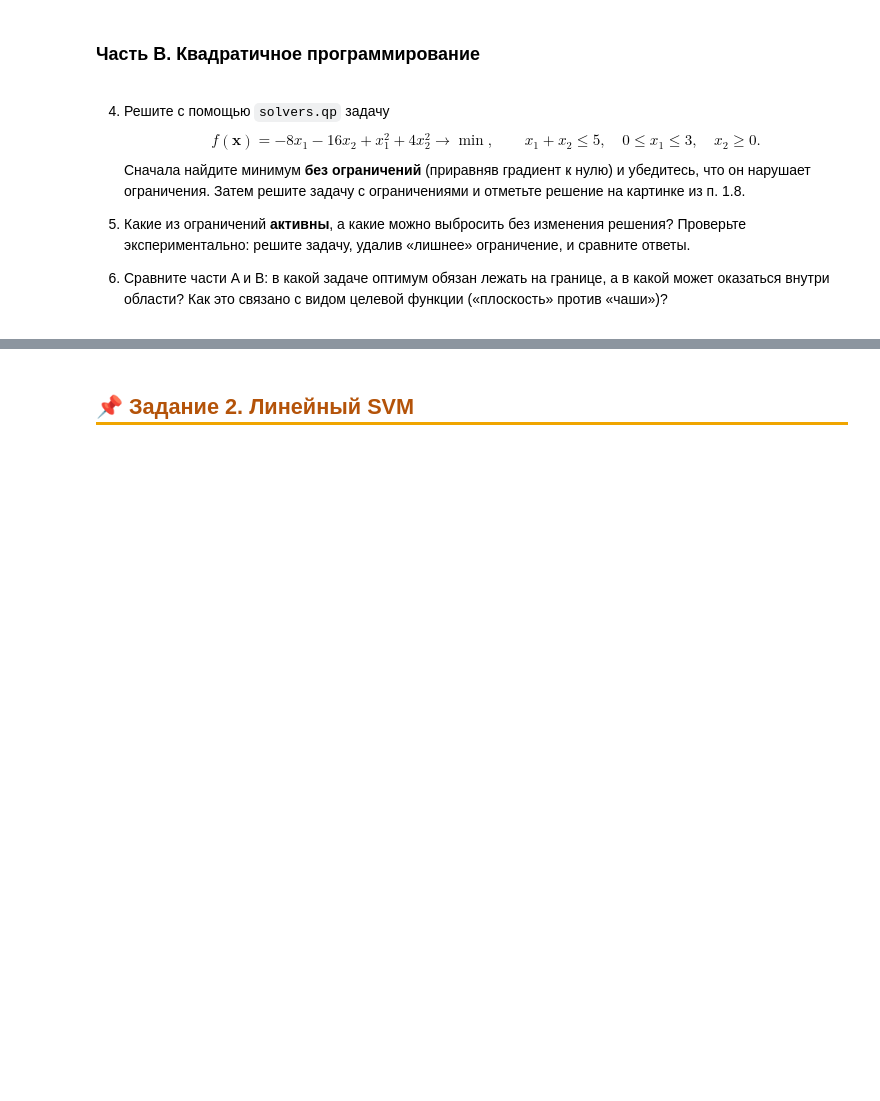
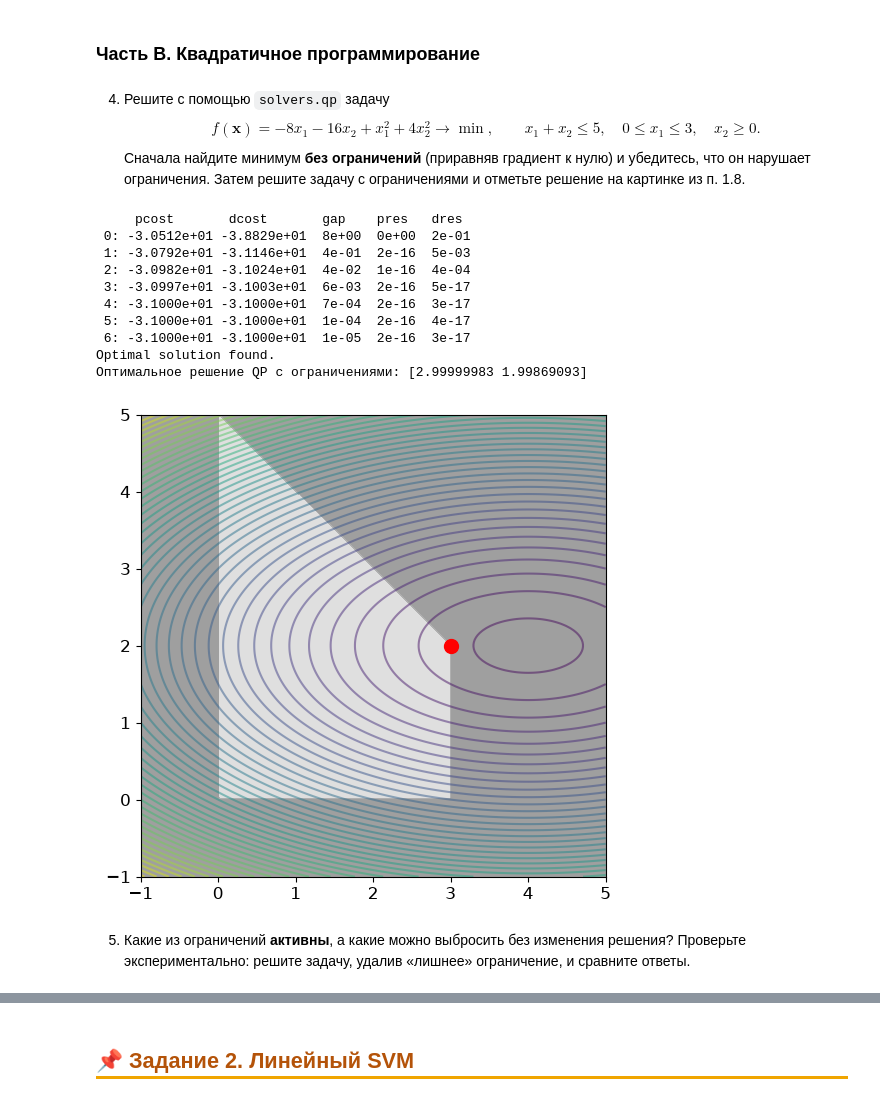
Before and after one commit to aabaranova/ML2026_autumn, a Jupyter notebook: homework-05/D5.ipynb, the cells around one changed output, grey strips where cells are left out. Cells and saved outputs as stored; diff of their text form; code cells hidden in the pictures; blank space fills up the shorter version.

```diff
--- a/homework-05/D5.ipynb
+++ b/homework-05/D5.ipynb
@@ -193,7 +127,38 @@ plt.show()
 $$f(\boldsymbol x) = -8x_1 - 16x_2 + x_1^2 + 4x_2^2 \to \min, \qquad
 x_1 + x_2 \le 5, \quad 0 \le x_1 \le 3, \quad x_2 \ge 0.$$
    Сначала найдите минимум **без ограничений** (приравняв градиент к нулю) и убедитесь, что он нарушает ограничения. Затем решите задачу с ограничениями и отметьте решение на картинке из п. 1.8.
-
-5. Какие из ограничений **активны**, а какие можно выбросить без изменения решения? Проверьте экспериментально: решите задачу, удалив «лишнее» ограничение, и сравните ответы.
-
-6. Сравните части A и B: в какой задаче оптимум обязан лежать на границе, а в какой может оказаться внутри области? Как это связано с видом целевой функции («плоскость» против «чаши»)?
+# %%
+# Безусловный минимум (градиент=0): x1=4, x2=2. Проверка x1+x2 <= 5: 4+2 = 6 > 5. Минимум вне области!
+P = matrix(np.array([[2.0, 0.0], [0.0, 8.0]]), tc='d')
+q = matrix(np.array([-8.0, -16.0]), tc='d')
+# Ограничения: x1 + x2 <= 5; -x1 <= 0; x1 <= 3; -x2 <= 0
+G_qp = matrix(np.array([[ 1.0,  1.0], [-1.0,  0.0], [ 1.0,  0.0], [ 0.0, -1.0]]), tc='d')
+h_qp = matrix(np.array([5.0, 0.0, 3.0, 0.0]), tc='d')
+
+sol_qp = solvers.qp(P, q, G_qp, h_qp)
+x_opt = np.array(sol_qp['x']).ravel()
+print('Оптимальное решение QP с ограничениями:', x_opt)
+
+# Визуализация
+xx1, xx2 = np.meshgrid(np.linspace(-1, 5, 200), np.linspace(-1, 5, 200))
+f = -8*xx1 - 16*xx2 + xx1**2 + 4*xx2**2
+ok = (xx1 + xx2 <= 5) & (xx1 >= 0) & (xx1 <= 3) & (xx2 >= 0)
+plt.figure(figsize=(6, 6))
+plt.contour(xx1, xx2, f, 50, alpha=0.5)
+plt.contourf(xx1, xx2, ok, 1, alpha=0.5, cmap='gray')
+plt.scatter([x_opt[0]], [x_opt[1]], color='red', zorder=3, s=100)
+plt.show()
+# %% [output]
+     pcost       dcost       gap    pres   dres
+ 0: -3.0512e+01 -3.8829e+01  8e+00  0e+00  2e-01
+ 1: -3.0792e+01 -3.1146e+01  4e-01  2e-16  5e-03
+ 2: -3.0982e+01 -3.1024e+01  4e-02  1e-16  4e-04
+ 3: -3.0997e+01 -3.1003e+01  6e-03  2e-16  5e-17
+ 4: -3.1000e+01 -3.1000e+01  7e-04  2e-16  3e-17
+ 5: -3.1000e+01 -3.1000e+01  1e-04  2e-16  4e-17
+ 6: -3.1000e+01 -3.1000e+01  1e-05  2e-16  3e-17
+Optimal solution found.
+Оптимальное решение QP с ограничениями: [2.99999983 1.99869093]
+[figure, added]
+# %% [markdown]
+5. Какие из ограничений **активны**, а какие можно выбросить без изменения решения? Проверьте экспериментально: решите задачу, удалив «лишнее» ограничение, и сравните ответы.
```
Also changed, not shown: parts of 20 cells of this notebook.
